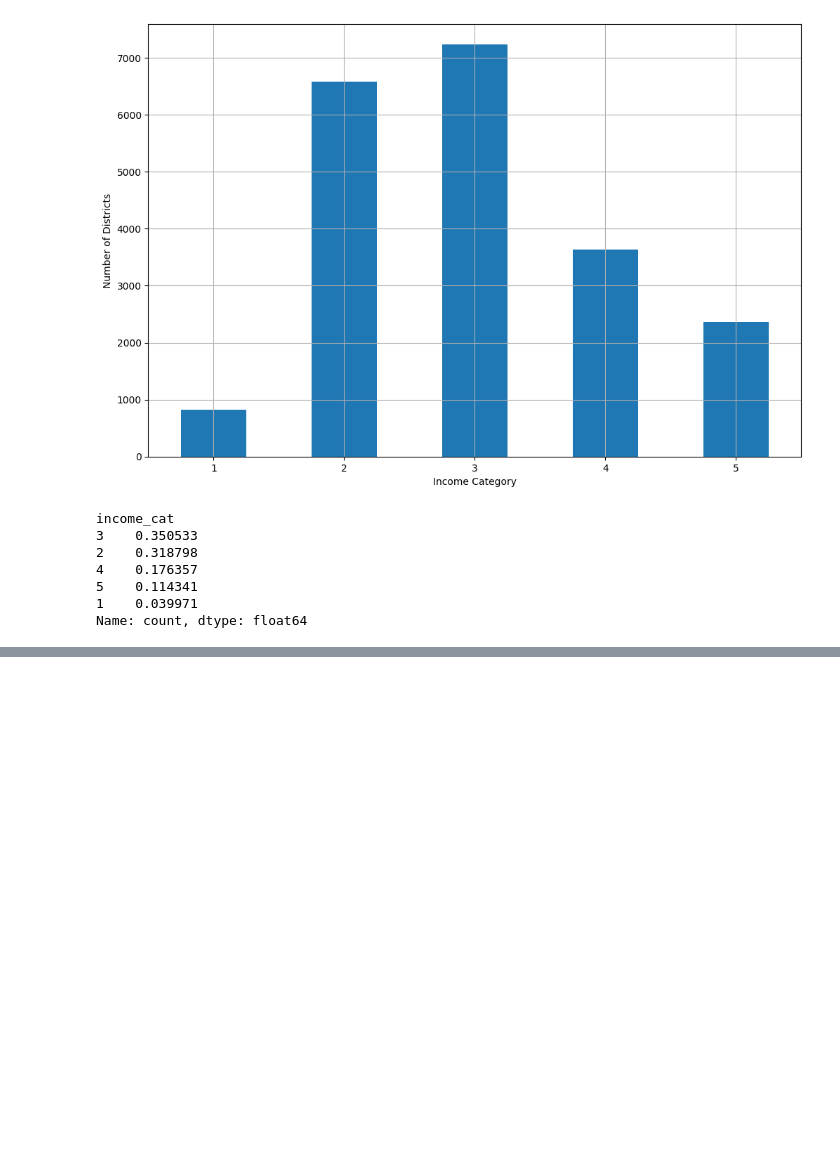
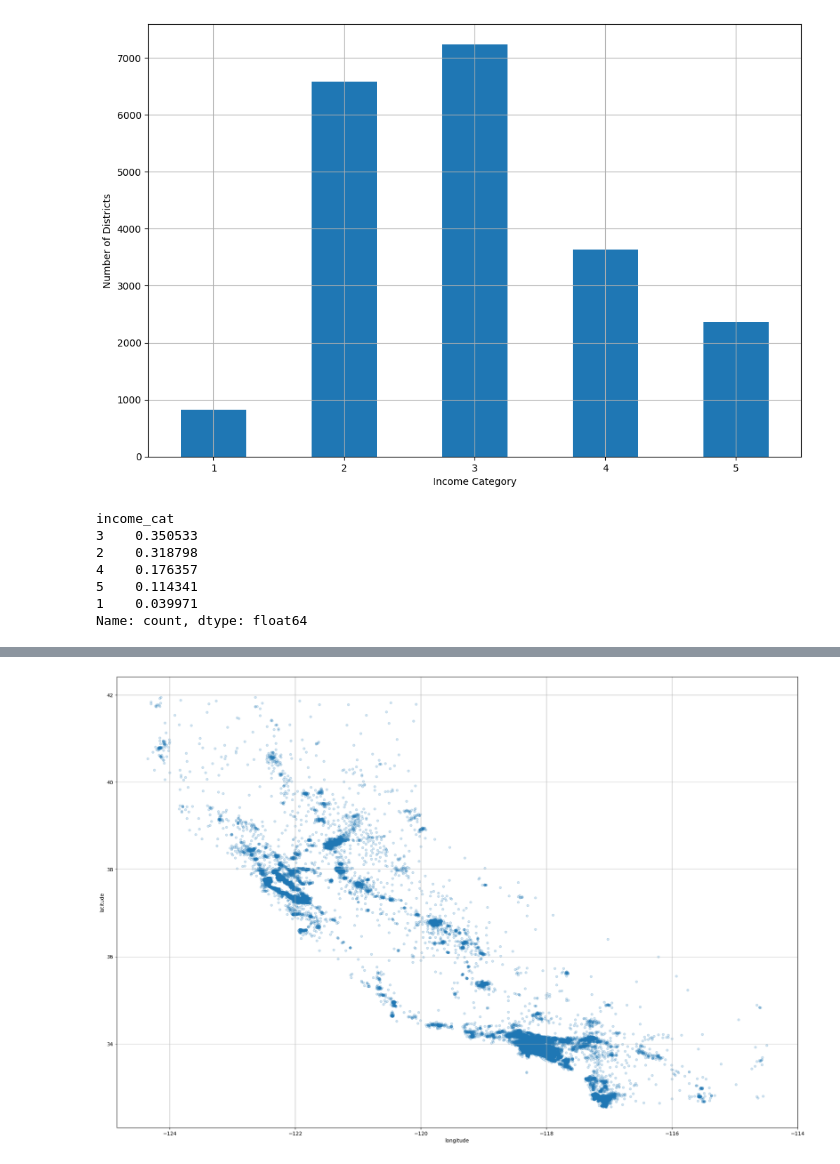
Before and after one commit to Ayush-Singh-31/Machine-Learning, a Jupyter notebook: Chapter 02.ipynb, the cells around one changed output, grey strips where cells are left out. Saved outputs shown, nothing was run; the diff lists cells and outputs as text; code cells hidden in the pictures; blank space fills up the shorter version.

```diff
--- a/Chapter 02.ipynb
+++ b/Chapter 02.ipynb
@@ -350,0 +438,12 @@ for set_ in (strat_train_set, strat_test_set):
+# %%
+housing.plot(
+    kind="scatter",
+    x="longitude",
+    y="latitude",
+    grid=True,
+    figsize=(24,16),
+    alpha=0.2
+    )
+plt.show()
+# %% [output]
+[figure, added]
```
Also changed, not shown: parts of 10 cells of this notebook.
